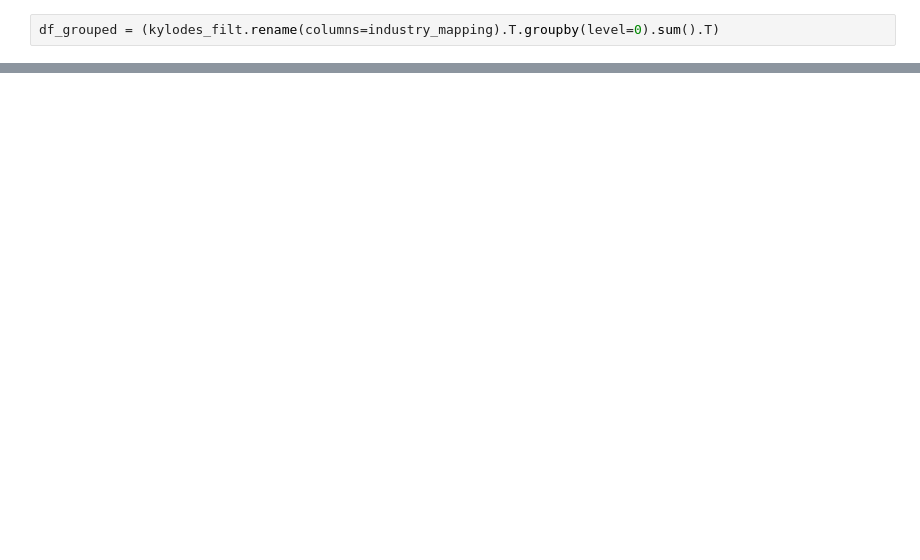
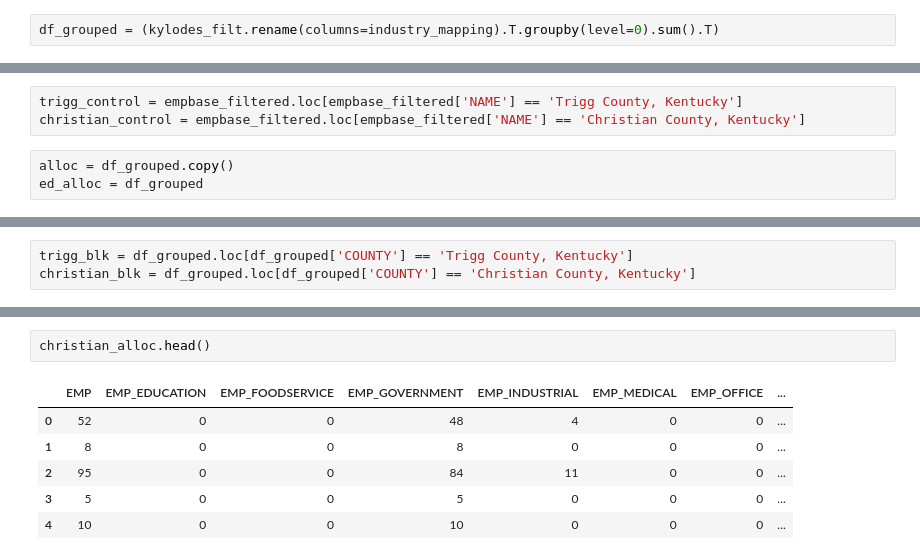
Before and after one commit to Greater-Nashville-Regional-Council/FCLUCS_Scenario_Planning, a Jupyter notebook: notebooks/KY_Base Year Emp.ipynb, the cells around one changed output, grey strips where cells are left out. Drawn from its saved outputs; the diff is of its cells as text; blank space fills up the shorter version.

```diff
--- a/notebooks/KY_Base Year Emp.ipynb
+++ b/notebooks/KY_Base Year Emp.ipynb
@@ -127,0 +145,6 @@ Okay now we have the block level data and the control totals - time to distribut
+# %%
+trigg_control = empbase_filtered.loc[empbase_filtered['NAME'] == 'Trigg County, Kentucky']
+christian_control = empbase_filtered.loc[empbase_filtered['NAME'] == 'Christian County, Kentucky']
+# %%
+alloc = df_grouped.copy()
+ed_alloc = df_grouped
@@ -127,0 +156,3 @@ Okay now we have the block level data and the control totals - time to distribut
+# %%
+trigg_blk = df_grouped.loc[df_grouped['COUNTY'] == 'Trigg County, Kentucky']
+christian_blk = df_grouped.loc[df_grouped['COUNTY'] == 'Christian County, Kentucky']
@@ -127,0 +493,9 @@ Okay now we have the block level data and the control totals - time to distribut
+# %%
+christian_alloc.head()
+# %% [output]
+|  | EMP | EMP_EDUCATION | EMP_FOODSERVICE | EMP_GOVERNMENT | EMP_INDUSTRIAL | EMP_MEDICAL | EMP_OFFICE | ... |
+| 0 | 52 | 0 | 0 | 48 | 4 | 0 | 0 | ... |
+| 1 | 8 | 0 | 0 | 8 | 0 | 0 | 0 | ... |
+| 2 | 95 | 0 | 0 | 84 | 11 | 0 | 0 | ... |
+| 3 | 5 | 0 | 0 | 5 | 0 | 0 | 0 | ... |
+| 4 | 10 | 0 | 0 | 10 | 0 | 0 | 0 | ... |
```
Also changed, not shown: parts of 16 cells of this notebook.
